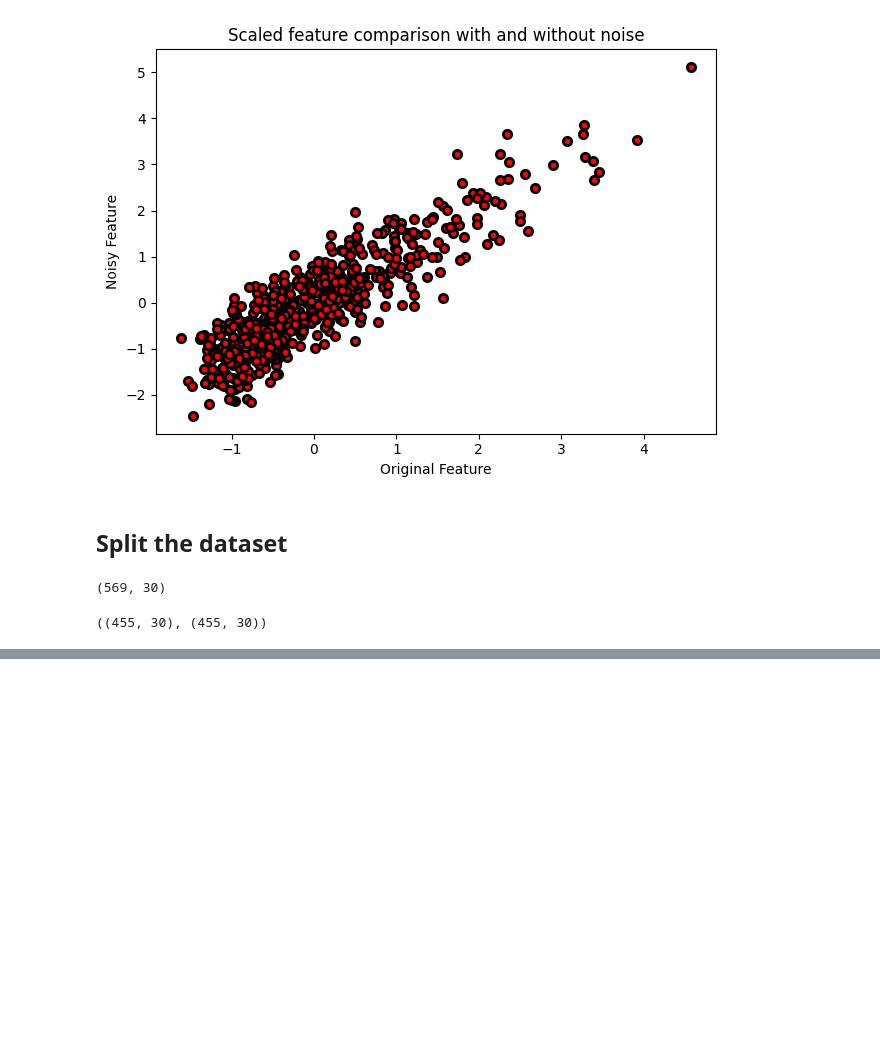
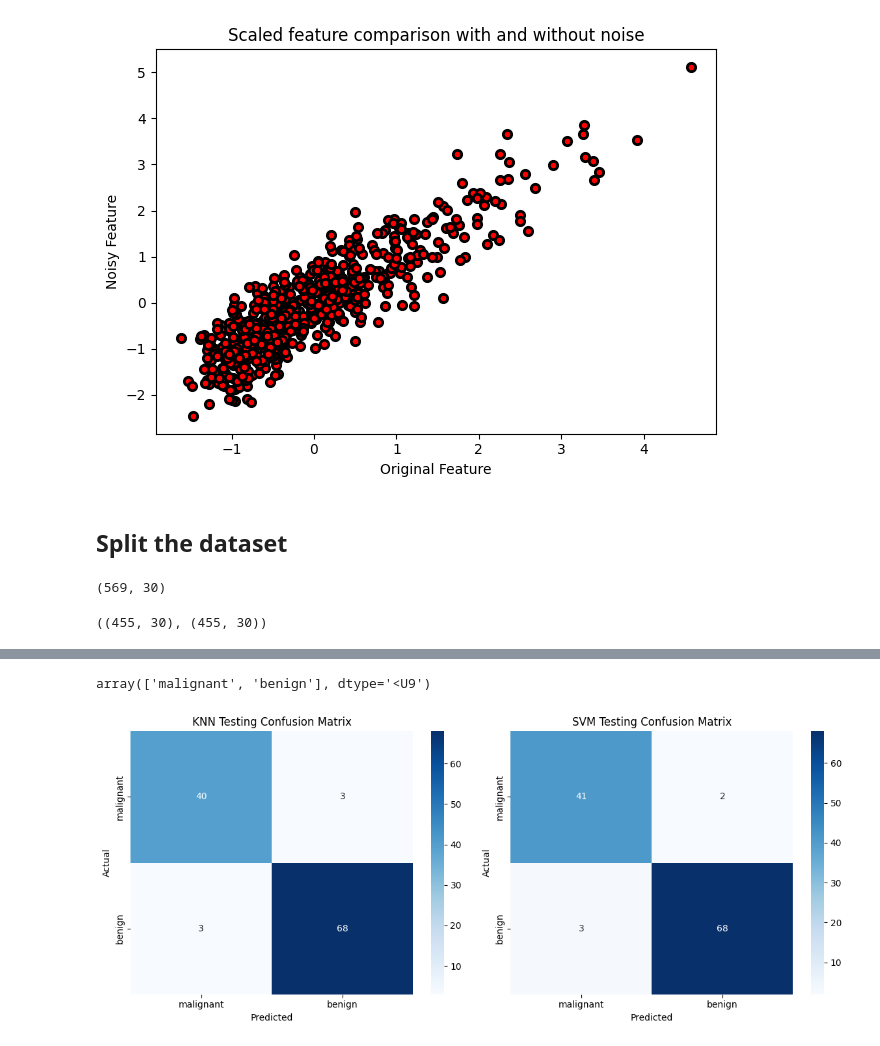
Before and after one commit to Tinonturja/MachineLearning, a Jupyter notebook: Classification_Evaluation_Technique.ipynb, the cells around one changed output, grey strips where cells are left out. Cells and saved outputs as stored; diff of their text form; code cells hidden in the pictures; blank space fills up the shorter version.

Commit message:
Comparing knn clusters and svm classifiers accuracy and other confusion matrices

```diff
--- a/Classification_Evaluation_Technique.ipynb
+++ b/Classification_Evaluation_Technique.ipynb
@@ -157,7 +157,8 @@ X_train.shape, X_train_noisy.shape
 # initialize the models
 from sklearn.neighbors import KNeighborsClassifier
 knn = KNeighborsClassifier(n_neighbors=5)
-train = knn.fit_transform(X_train)
+train_knn = knn.fit(X_train, y_train)
 
 from sklearn.svm import SVC
-svm =
+svm = SVC(kernel = 'linear', C = 1, random_state=42)
+train_svm = svm.fit(X_train, y_train)
@@ -163,0 +167,3 @@ svm =
+# %%
+y_pred_knn = train_knn.predict(X_test)
+y_pred_svm = train_svm.predict(X_test)
@@ -163,0 +201,35 @@ svm =
+# %%
+labels = data.target_names
+# %%
+labels
+# %% [output]
+array(['malignant', 'benign'], dtype='<U9')
+# %%
+from sklearn.metrics import confusion_matrix
+import seaborn as sns
+
+
+conf_matrix_knn = confusion_matrix(y_test, y_pred_knn)
+conf_matrix_svm = confusion_matrix(y_test, y_pred_svm)
+fig, axes = plt.subplots(1, 2, figsize = (12,5))
+
+sns.heatmap(conf_matrix_knn, annot = True, cmap = 'Blues', fmt = 'd', ax = axes[0],
+           xticklabels = labels, yticklabels = labels)
+
+
+axes[0].set_title('KNN Testing Confusion Matrix')
+axes[0].set_xlabel('Predicted')
+axes[0].set_ylabel('Actual')
+
+
+sns.heatmap(conf_matrix_svm, annot = True, fmt = 'd', cmap = 'Blues', ax = axes[1],
+           xticklabels=labels, yticklabels=labels)
+
+axes[1].set_title('SVM Testing Confusion Matrix')
+axes[1].set_xlabel('Predicted')
+axes[1].set_ylabel('Actual')
+
+plt.tight_layout()
+plt.show()
+# %% [output]
+[figure, added]
```
Also changed, not shown: parts of 9 cells of this notebook.
